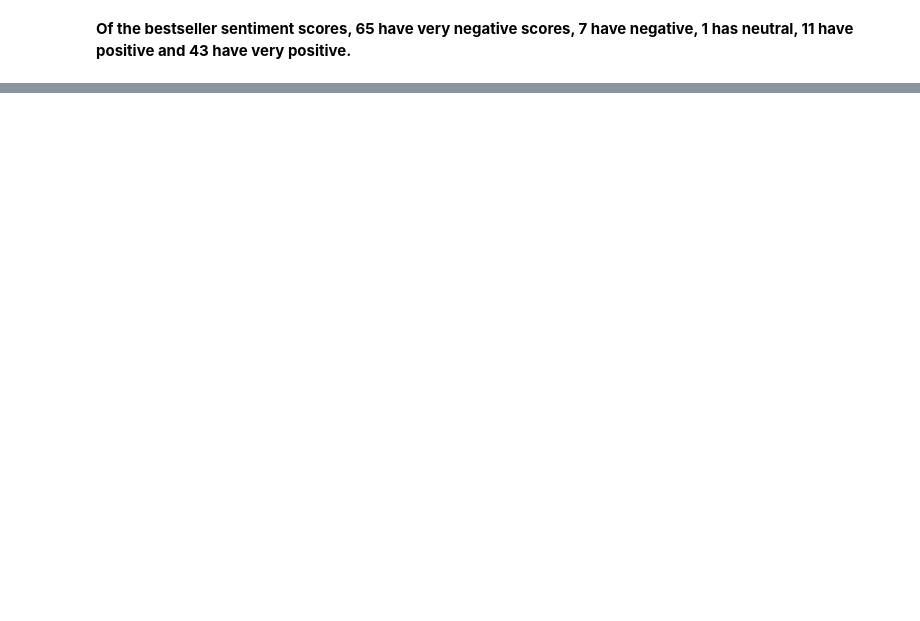
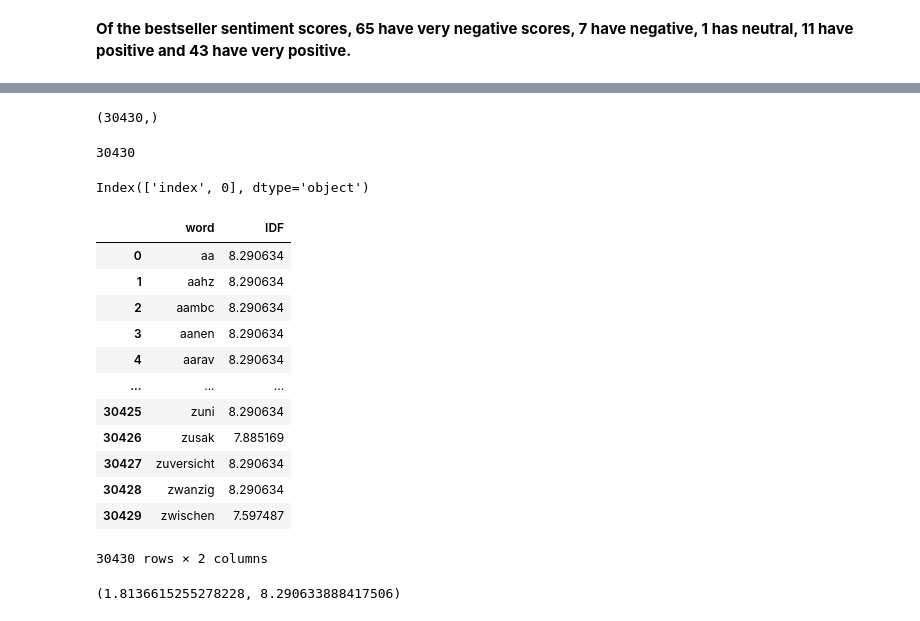
Before and after one commit to Booookkkkkssss/books_main, a Jupyter notebook: magdalena/prepare_explore.ipynb, the cells around one changed output, grey strips where cells are left out. Saved outputs shown, nothing was run; the diff lists cells and outputs as text; code cells hidden in the pictures; blank space fills up the shorter version.

```diff
--- a/magdalena/prepare_explore.ipynb
+++ b/magdalena/prepare_explore.ipynb
@@ -402,0 +561,23 @@ c['title'].value_counts().sum()
+# %%
+# function to get the idf of a column
+
+def get_idf(column):
+
+    # obtain TF-IDF score
+    tfidf = TfidfVectorizer()
+
+#         # fit-transform
+    bag_o_words = tfidf.fit_transform(train[column])
+
+    words_series = pd.Series(dict(zip(
+                            tfidf.get_feature_names_out(),
+                            tfidf.idf_)))
+    print()
+    print('- - - - - - - - - - - - - - -')
+    print('Key / value pairs of words and frequencies :')
+    print(word_series)
+    return words_series
+# %%
+# idf of lemmatised sum
+
+word_series = get_idf('lemmatized_summary')
@@ -402,0 +599,44 @@ c['title'].value_counts().sum()
+# %%
+word_series.shape
+# %% [output]
+(30430,)
+# %%
+len(word_series)
+# %% [output]
+30430
+# %%
+# turning into a DF & resetting the index
+
+lem_sum_idf = pd.DataFrame(word_series)
+
+lem_sum_idf = lem_sum_idf.reset_index()
+# %%
+lem_sum_idf.columns
+# %% [output]
+Index(['index', 0], dtype='object')
+# %%
+# renaming columns
+
+lem_sum_idf = lem_sum_idf.rename(columns = {'index' : 'word', 0 : 'IDF'})
+
+lem_sum_idf
+# %% [output]
+|  | word | IDF |
+| 0 | aa | 8.290634 |
+| 1 | aahz | 8.290634 |
+| 2 | aambc | 8.290634 |
+| 3 | aanen | 8.290634 |
+| 4 | aarav | 8.290634 |
+| ... | ... | ... |
+| 30425 | zuni | 8.290634 |
+| 30426 | zusak | 7.885169 |
+| 30427 | zuversicht | 8.290634 |
+| 30428 | zwanzig | 8.290634 |
+| 30429 | zwischen | 7.597487 |
+30430 rows × 2 columns
+# %%
+# finding min & max IDF
+
+lem_sum_idf['IDF'].min(), lem_sum_idf['IDF'].max()
+# %% [output]
+(1.8136615255278228, 8.290633888417506)
```
Also changed, not shown: parts of 69 cells of this notebook.
